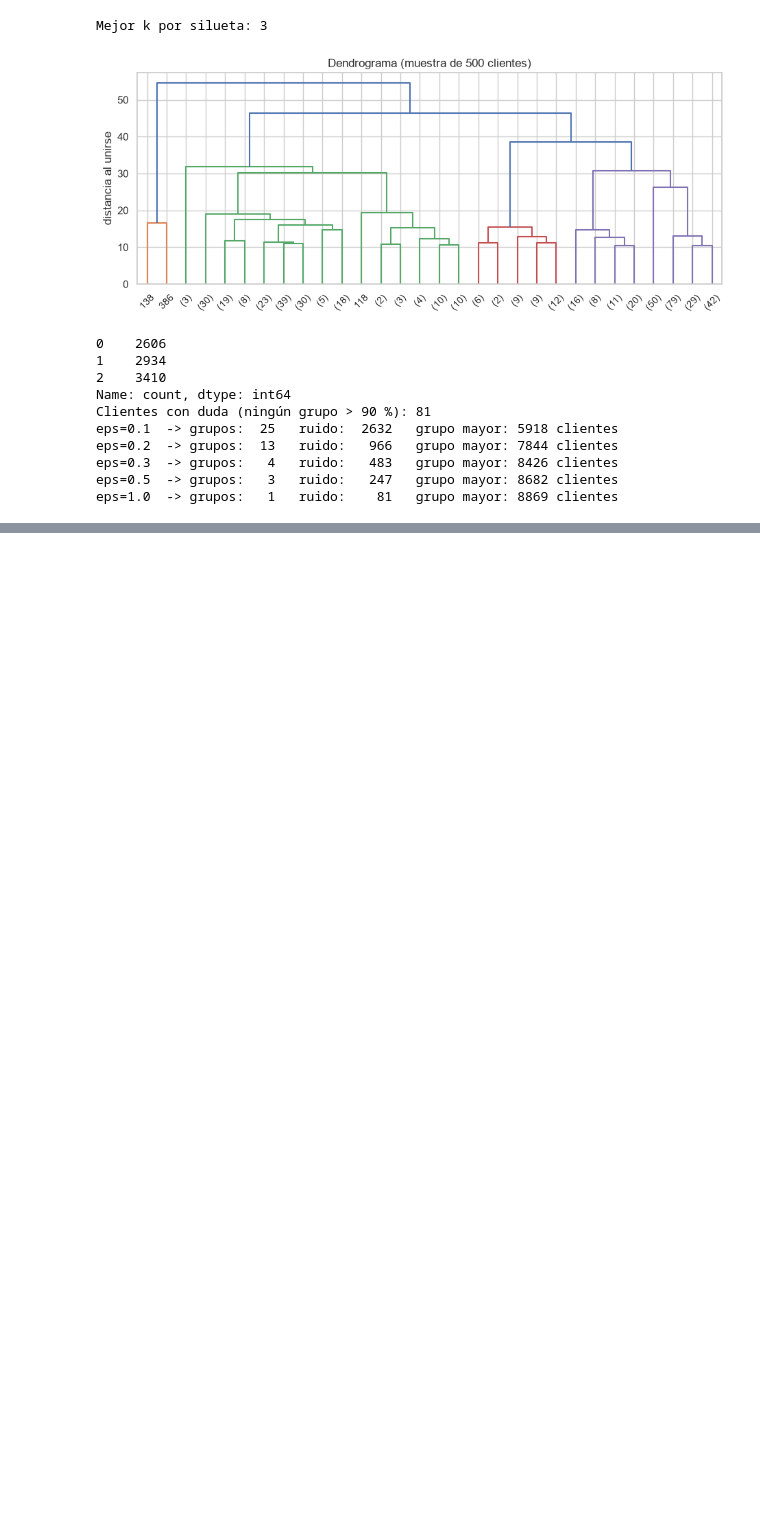
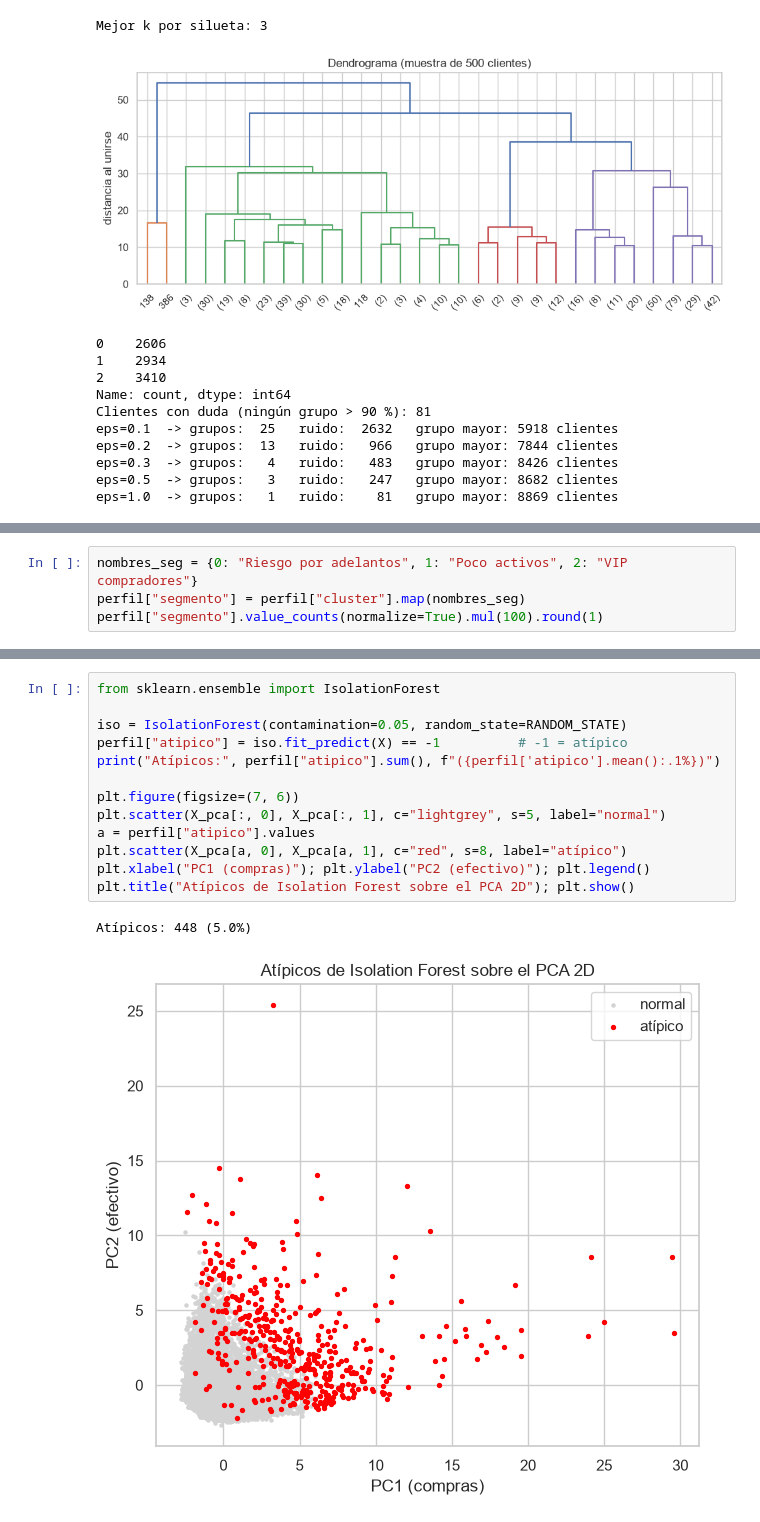
Before and after one commit to IA-P1-BCN/juanCarlos-investigacion-clustering, a Jupyter notebook: workshop-tarjetas.ipynb, the cells around one changed output, grey strips where cells are left out. Drawn from its saved outputs; the diff is of its cells as text; blank space fills up the shorter version.

```diff
--- a/workshop-tarjetas.ipynb
+++ b/workshop-tarjetas.ipynb
@@ -418,0 +417,4 @@ Cada color ocupa **su zona** (los dos segmentos pequeños, arriba y a la derecha
+# %%
+nombres_seg = {0: "Riesgo por adelantos", 1: "Poco activos", 2: "VIP compradores"}
+perfil["segmento"] = perfil["cluster"].map(nombres_seg)
+perfil["segmento"].value_counts(normalize=True).mul(100).round(1)
@@ -418,0 +431,16 @@ Cada color ocupa **su zona** (los dos segmentos pequeños, arriba y a la derecha
+# %%
+from sklearn.ensemble import IsolationForest
+
+iso = IsolationForest(contamination=0.05, random_state=RANDOM_STATE)
+perfil["atipico"] = iso.fit_predict(X) == -1          # -1 = atípico
+print("Atípicos:", perfil["atipico"].sum(), f"({perfil['atipico'].mean():.1%})")
+
+plt.figure(figsize=(7, 6))
+plt.scatter(X_pca[:, 0], X_pca[:, 1], c="lightgrey", s=5, label="normal")
+a = perfil["atipico"].values
+plt.scatter(X_pca[a, 0], X_pca[a, 1], c="red", s=8, label="atípico")
+plt.xlabel("PC1 (compras)"); plt.ylabel("PC2 (efectivo)"); plt.legend()
+plt.title("Atípicos de Isolation Forest sobre el PCA 2D"); plt.show()
+# %% [output]
+Atípicos: 448 (5.0%)
+[figure, added]
```
Also changed, not shown: parts of 25 cells of this notebook, 3 other files.
